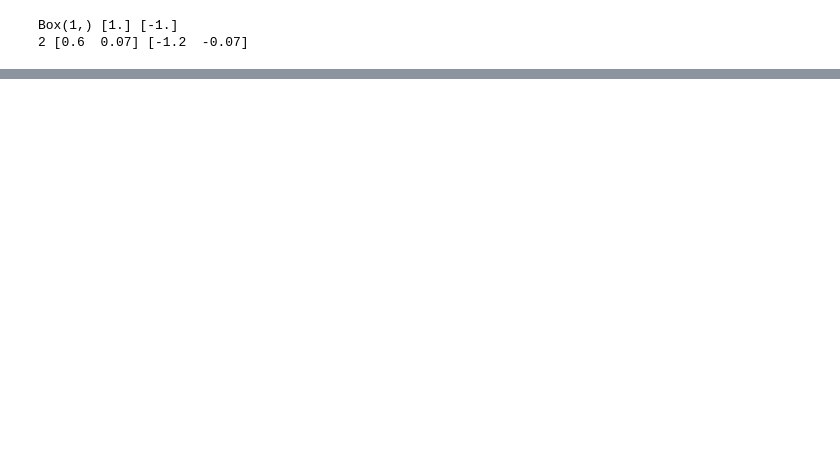
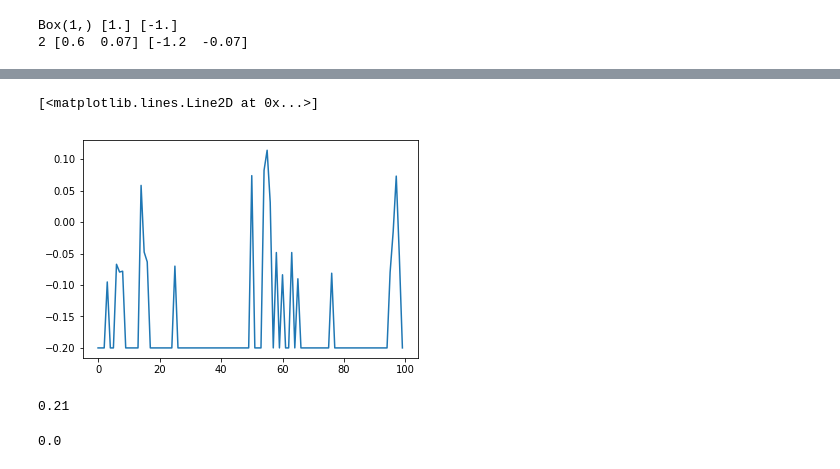
Before and after one commit to INeedTractorPlz/JetBrainsInternship, a Jupyter notebook: ActorCritic.ipynb, the cells around one changed output, grey strips where cells are left out. Drawn from its saved outputs; the diff is of its cells as text; code cells hidden in the pictures; blank space fills up the shorter version.

```diff
--- a/ActorCritic.ipynb
+++ b/ActorCritic.ipynb
@@ -188,0 +104,16 @@ env.close()
+# %%
+plt.plot(history_rewards)
+# %% [output]
+[<matplotlib.lines.Line2D at 0x...>]
+[figure, added]
+# %%
+print(success)
+# %% [output]
+0.21
+# %%
+num_episodes = 100
+Launcher = Launcher_t(Artificial_environment_base, None, GAMMA, BATCH_SIZE)
+history_rewards, success = test(Launcher, num_episodes)
+print(success)
+# %% [output]
+0.0
```
Also changed, not shown: parts of 13 cells of this notebook, 3 other files.
